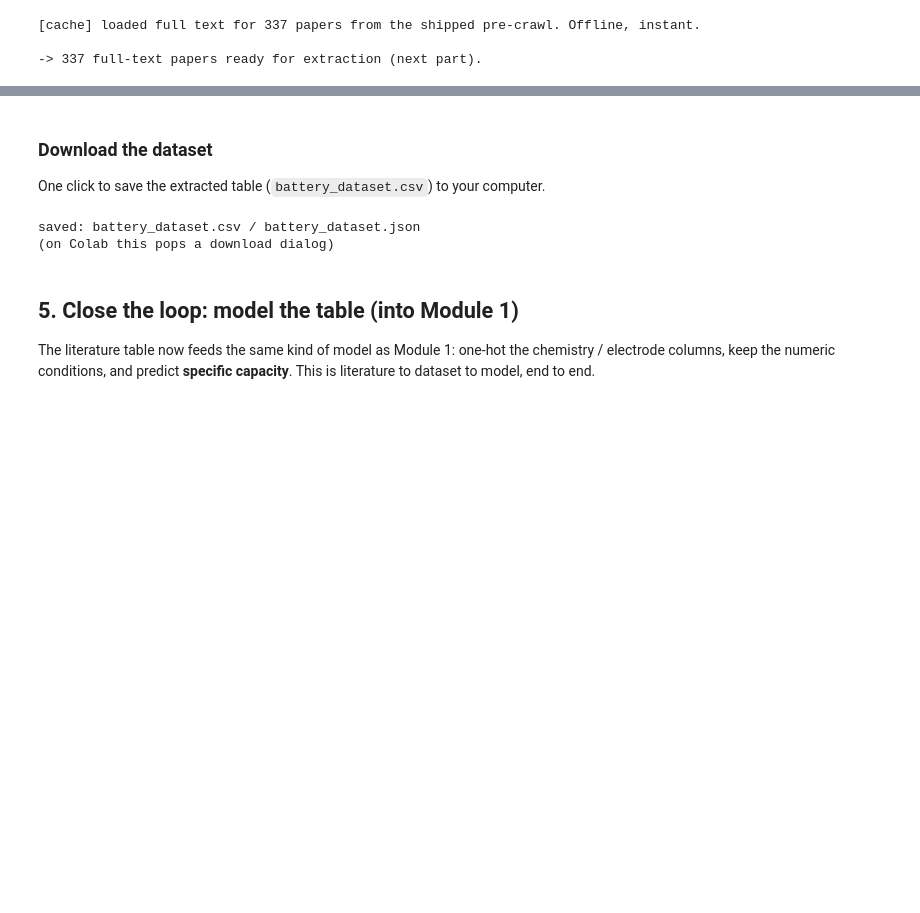
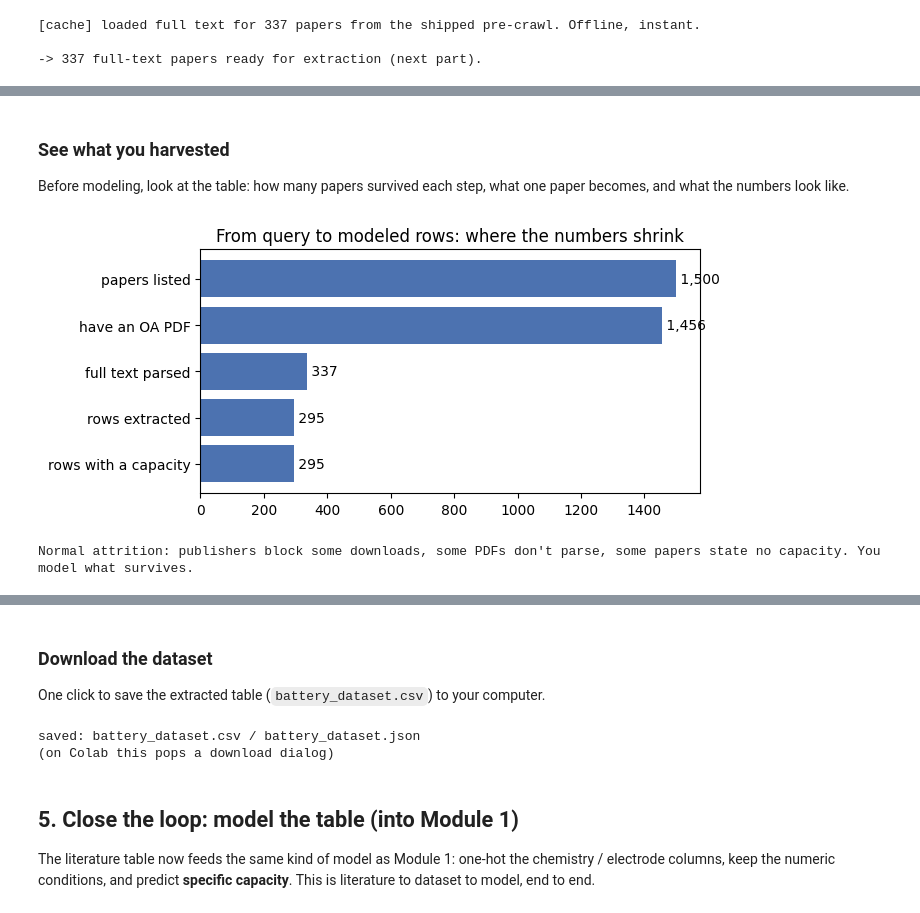
Before and after one commit to ruiding-uchicago/NRT_Training_Materials, a Jupyter notebook: module_2c_literature_to_dataset/Module2c_Literature_to_Dataset.ipynb, the cells around one changed output, grey strips where cells are left out. Drawn from its saved outputs; the diff is of its cells as text; code cells hidden in the pictures; blank space fills up the shorter version.

```diff
--- a/module_2c_literature_to_dataset/Module2c_Literature_to_Dataset.ipynb
+++ b/module_2c_literature_to_dataset/Module2c_Literature_to_Dataset.ipynb
@@ -295,0 +313,17 @@ Rules: use only values stated in the text; numeric fields must be plain numbers;
+# %% [markdown]
+### See what you harvested
+
+Before modeling, look at the table: how many papers survived each step, what one paper becomes, and what the numbers look like.
+# %%
+import matplotlib.pyplot as plt
+# how the numbers shrink from query to modeled rows (real data always has attrition)
+stages=["papers listed","have an OA PDF","full text parsed","rows extracted","rows with a capacity"]
+counts=[len(corpus), n_pdf, len(texts), len(data), int(data[TARGET].notna().sum())]
+fig,ax=plt.subplots(figsize=(7,3.2)); ax.barh(range(len(stages)),counts,color="#4C72B0"); ax.invert_yaxis()
+ax.set_yticks(range(len(stages))); ax.set_yticklabels(stages)
+for i,c in enumerate(counts): ax.text(c,i,f" {c:,}",va="center")
+ax.set_title("From query to modeled rows: where the numbers shrink"); plt.tight_layout(); plt.show()
+print("Normal attrition: publishers block some downloads, some PDFs don't parse, some papers state no capacity. You model what survives.")
+# %% [output]
+[figure, added]
+Normal attrition: publishers block some downloads, some PDFs don't parse, some papers state no capacity. You model what survives.
```
Also changed, not shown: parts of 12 cells of this notebook, 3 other files.
